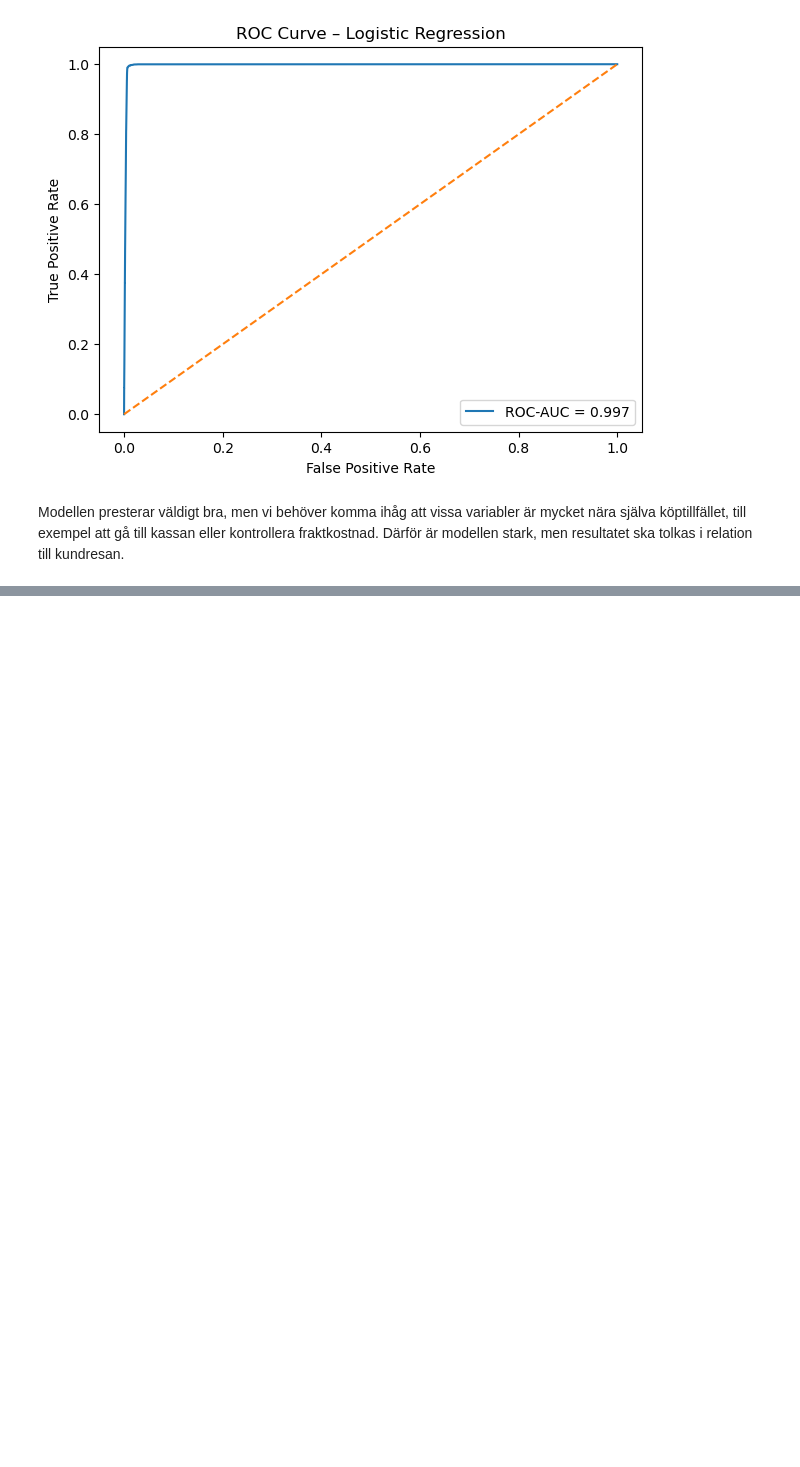
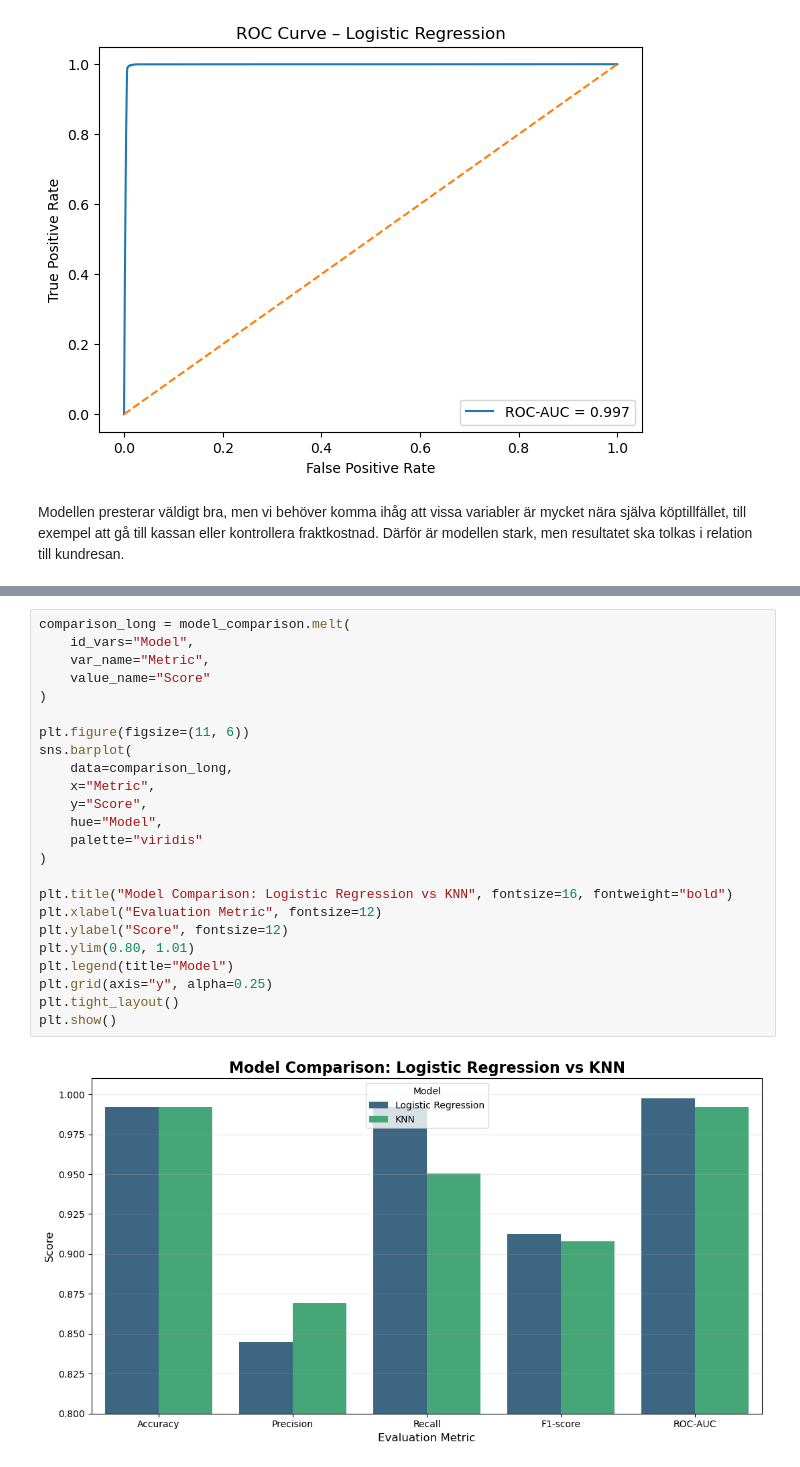
Before and after one commit to spirit-web/Shopping-online-prediction, a Jupyter notebook: notebooks/mahtab/mahtab_analysis.ipynb, the cells around one changed output, grey strips where cells are left out. Drawn from its saved outputs; the diff is of its cells as text; blank space fills up the shorter version.

```diff
--- a/notebooks/mahtab/mahtab_analysis.ipynb
+++ b/notebooks/mahtab/mahtab_analysis.ipynb
@@ -336,0 +482,26 @@ Modellen presterar väldigt bra, men vi behöver komma ihåg att vissa variabler
+# %%
+comparison_long = model_comparison.melt(
+    id_vars="Model",
+    var_name="Metric",
+    value_name="Score"
+)
+
+plt.figure(figsize=(11, 6))
+sns.barplot(
+    data=comparison_long,
+    x="Metric",
+    y="Score",
+    hue="Model",
+    palette="viridis"
+)
+
+plt.title("Model Comparison: Logistic Regression vs KNN", fontsize=16, fontweight="bold")
+plt.xlabel("Evaluation Metric", fontsize=12)
+plt.ylabel("Score", fontsize=12)
+plt.ylim(0.80, 1.01)
+plt.legend(title="Model")
+plt.grid(axis="y", alpha=0.25)
+plt.tight_layout()
+plt.show()
+# %% [output]
+[figure, added]
```
Also changed, not shown: parts of 17 cells of this notebook, 1 other file.
